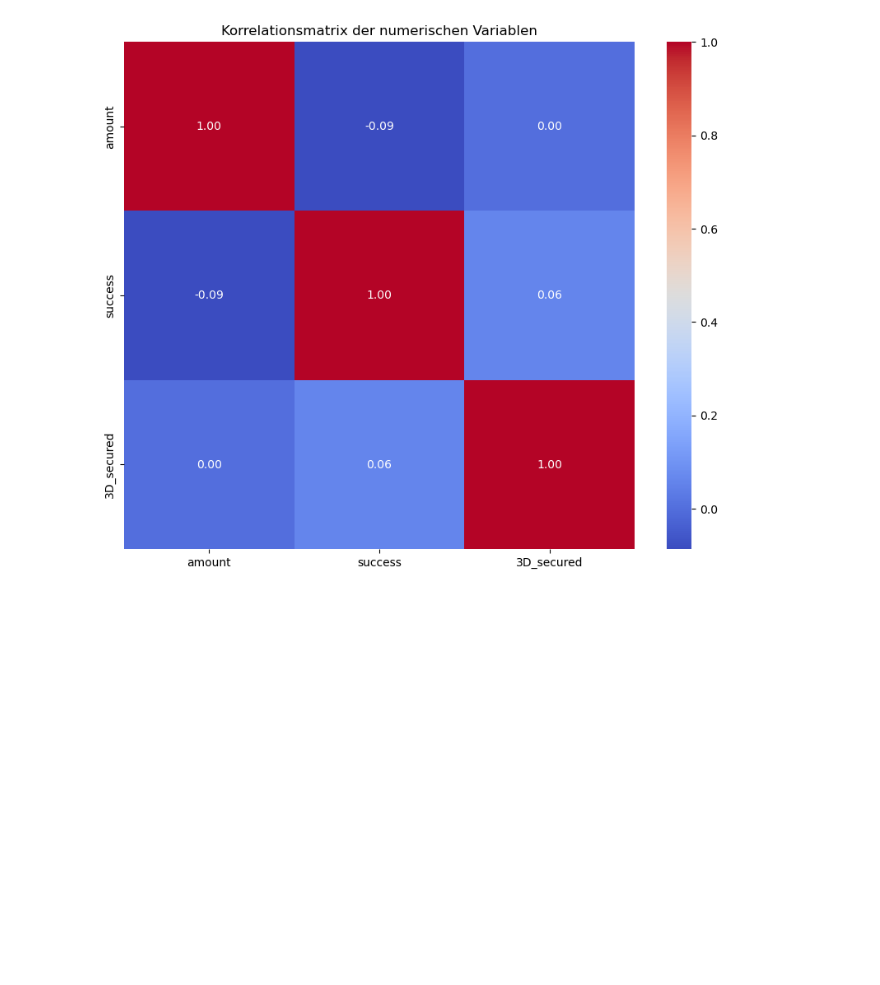
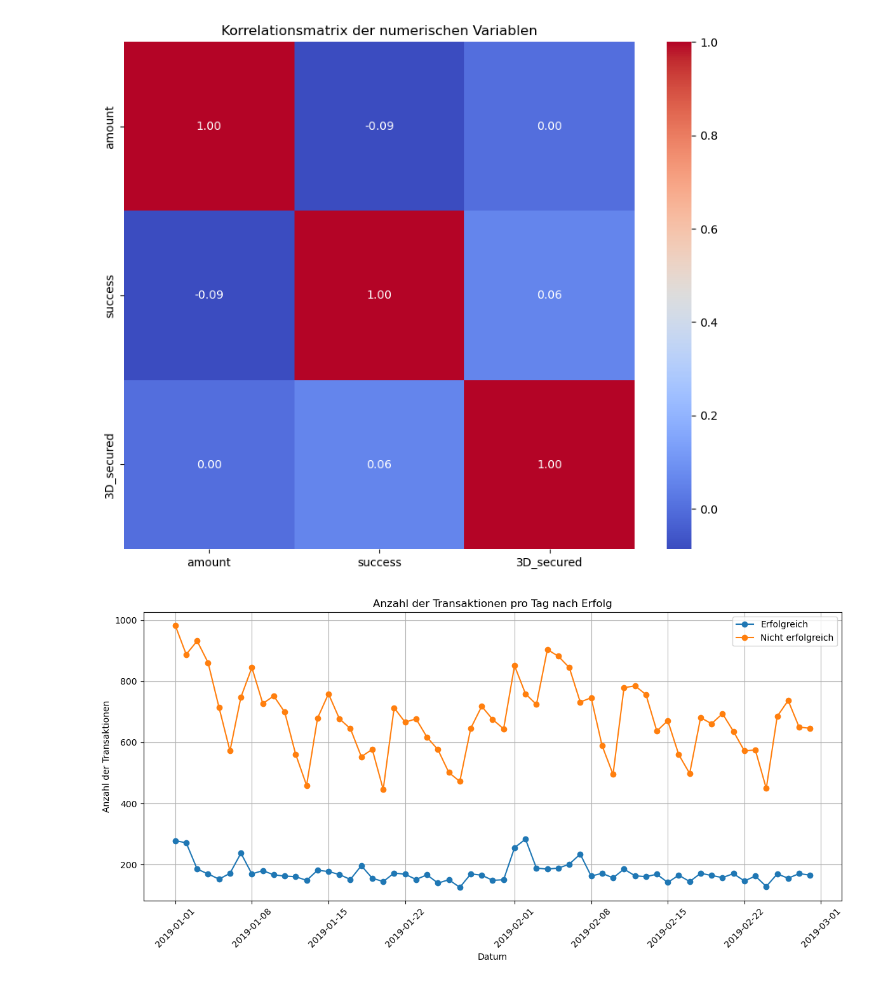
Before and after one commit to miriammantiuk/creditcard_psp, a Jupyter notebook: notebooks/0.01-mm-data-exploration.ipynb, the cells around one changed output. Drawn from its saved outputs; the diff is of its cells as text; code cells hidden in the pictures; blank space fills up the shorter version.

```diff
--- a/notebooks/0.01-mm-data-exploration.ipynb
+++ b/notebooks/0.01-mm-data-exploration.ipynb
@@ -133,4 +158,28 @@ plt.title('Korrelationsmatrix der numerischen Variablen')
 plt.show()
 # %% [output]
 [figure]
+# %%
+# Konvertiere die 'tmsp'-Spalte in ein Datetime-Format:
+df['tmsp'] = pd.to_datetime(df['tmsp'], errors='coerce')
+
+# Datum extrahieren
+df['date'] = df['tmsp'].dt.date
+
+# Gruppiere nach 'date' und 'success', zähle die Transaktionen und wandle das Ergebnis um
+daily_counts_success = df.groupby(['date', 'success']).size().unstack(fill_value=0)
+
+# Plot: Anzahl der Transaktionen pro Tag getrennt nach 'success'
+plt.figure(figsize=(12, 6))
+plt.grid(True)
+plt.plot(daily_counts_success.index, daily_counts_success[1], marker='o', label='Erfolgreich')
+plt.plot(daily_counts_success.index, daily_counts_success[0], marker='o', label='Nicht erfolgreich')
+plt.xlabel('Datum')
+plt.ylabel('Anzahl der Transaktionen')
+plt.title('Anzahl der Transaktionen pro Tag nach Erfolg')
+plt.xticks(rotation=45)
+plt.legend()
+plt.tight_layout()
+plt.show()
+# %% [output]
+[figure, added]
 # %%
```
Also changed, not shown: parts of 9 cells of this notebook, 5 other files.
